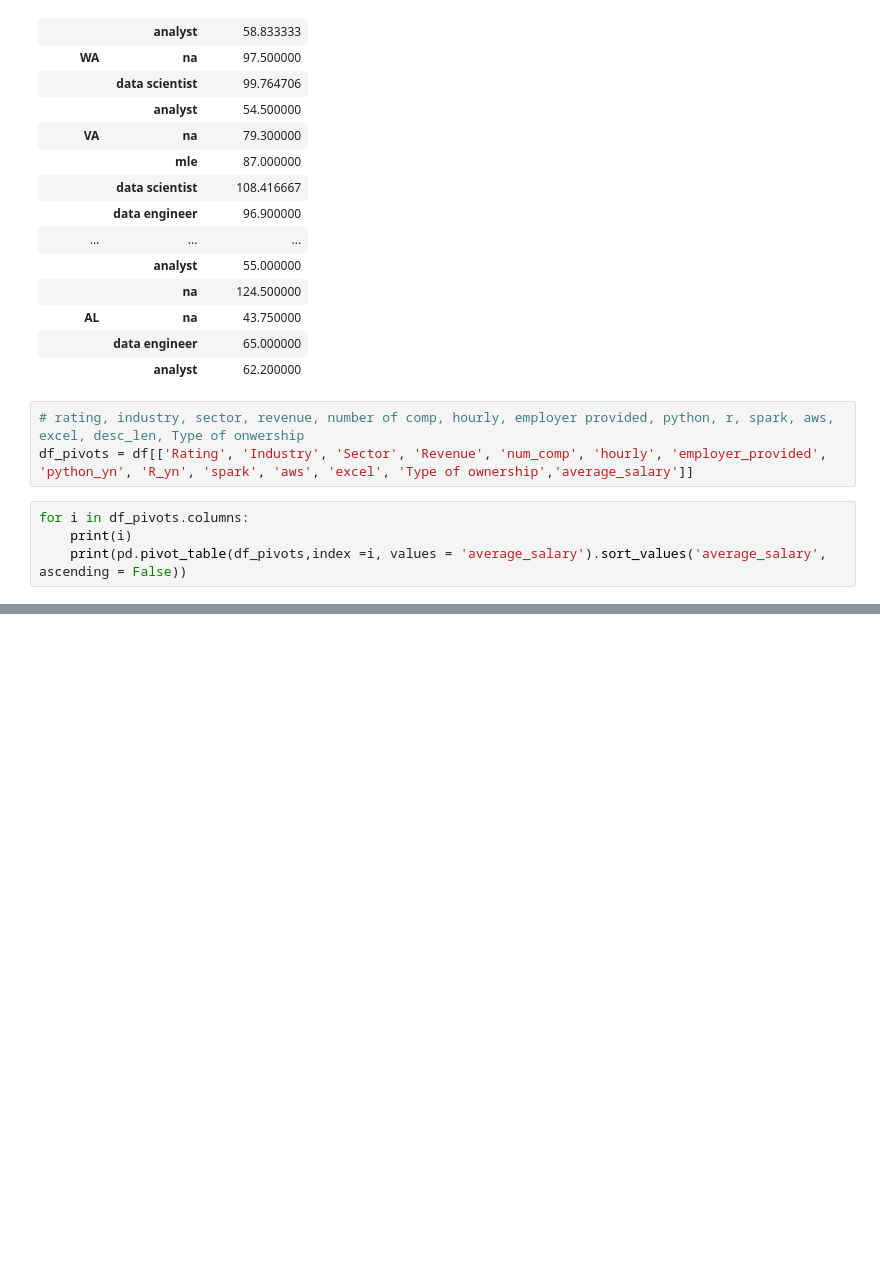
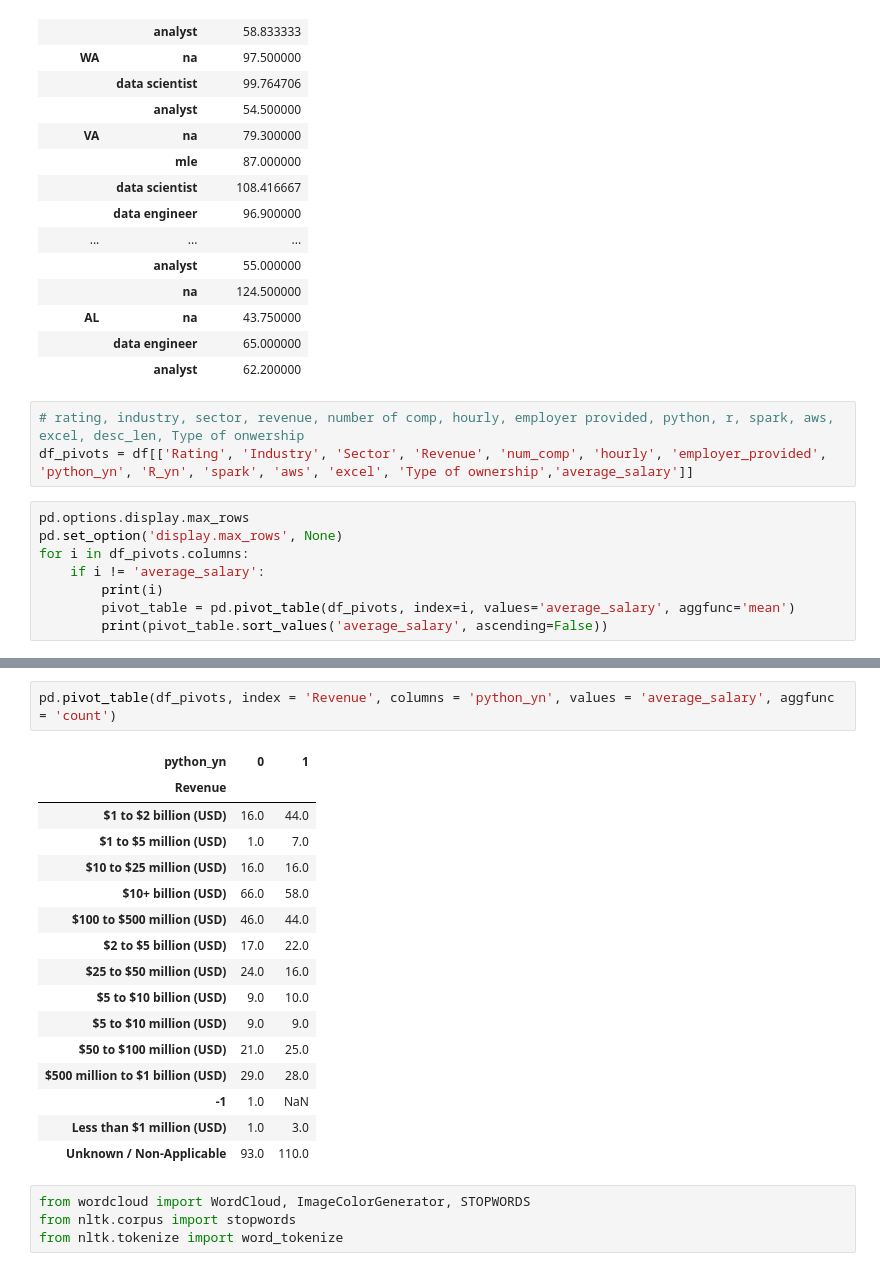
Before and after one commit to fahemahmed/DataScienceSalaryPrediction, a Jupyter notebook: data_eda.ipynb, the cells around one changed output, grey strips where cells are left out. Saved outputs shown, nothing was run; the diff lists cells and outputs as text; blank space fills up the shorter version.

```diff
--- a/data_eda.ipynb
+++ b/data_eda.ipynb
@@ -185,8 +185,12 @@ pd.pivot_table(df, index = ['job_state','job_simp'], values = 'average_salary').
 # rating, industry, sector, revenue, number of comp, hourly, employer provided, python, r, spark, aws, excel, desc_len, Type of onwership
 df_pivots = df[['Rating', 'Industry', 'Sector', 'Revenue', 'num_comp', 'hourly', 'employer_provided', 'python_yn', 'R_yn', 'spark', 'aws', 'excel', 'Type of ownership','average_salary']]
 # %%
+pd.options.display.max_rows
+pd.set_option('display.max_rows', None)
 for i in df_pivots.columns:
-    print(i)
-    print(pd.pivot_table(df_pivots,index =i, values = 'average_salary').sort_values('average_salary', ascending = False))
+    if i != 'average_salary':
+        print(i)
+        pivot_table = pd.pivot_table(df_pivots, index=i, values='average_salary', aggfunc='mean')
+        print(pivot_table.sort_values('average_salary', ascending=False))
 # %% [output]
 Rating
@@ -193,0 +213,23 @@ KeyError: 'avg_salary'
+# %%
+pd.pivot_table(df_pivots, index = 'Revenue', columns = 'python_yn', values = 'average_salary', aggfunc = 'count')
+# %% [output]
+| python_yn | 0 | 1 |
+| Revenue |  |  |
+| $1 to $2 billion (USD) | 16.0 | 44.0 |
+| $1 to $5 million (USD) | 1.0 | 7.0 |
+| $10 to $25 million (USD) | 16.0 | 16.0 |
+| $10+ billion (USD) | 66.0 | 58.0 |
+| $100 to $500 million (USD) | 46.0 | 44.0 |
+| $2 to $5 billion (USD) | 17.0 | 22.0 |
+| $25 to $50 million (USD) | 24.0 | 16.0 |
+| $5 to $10 billion (USD) | 9.0 | 10.0 |
+| $5 to $10 million (USD) | 9.0 | 9.0 |
+| $50 to $100 million (USD) | 21.0 | 25.0 |
+| $500 million to $1 billion (USD) | 29.0 | 28.0 |
+| -1 | 1.0 | NaN |
+| Less than $1 million (USD) | 1.0 | 3.0 |
+| Unknown / Non-Applicable | 93.0 | 110.0 |
+# %%
+from wordcloud import WordCloud, ImageColorGenerator, STOPWORDS
+from nltk.corpus import stopwords
+from nltk.tokenize import word_tokenize
```
Also changed, not shown: parts of 2 cells of this notebook.
